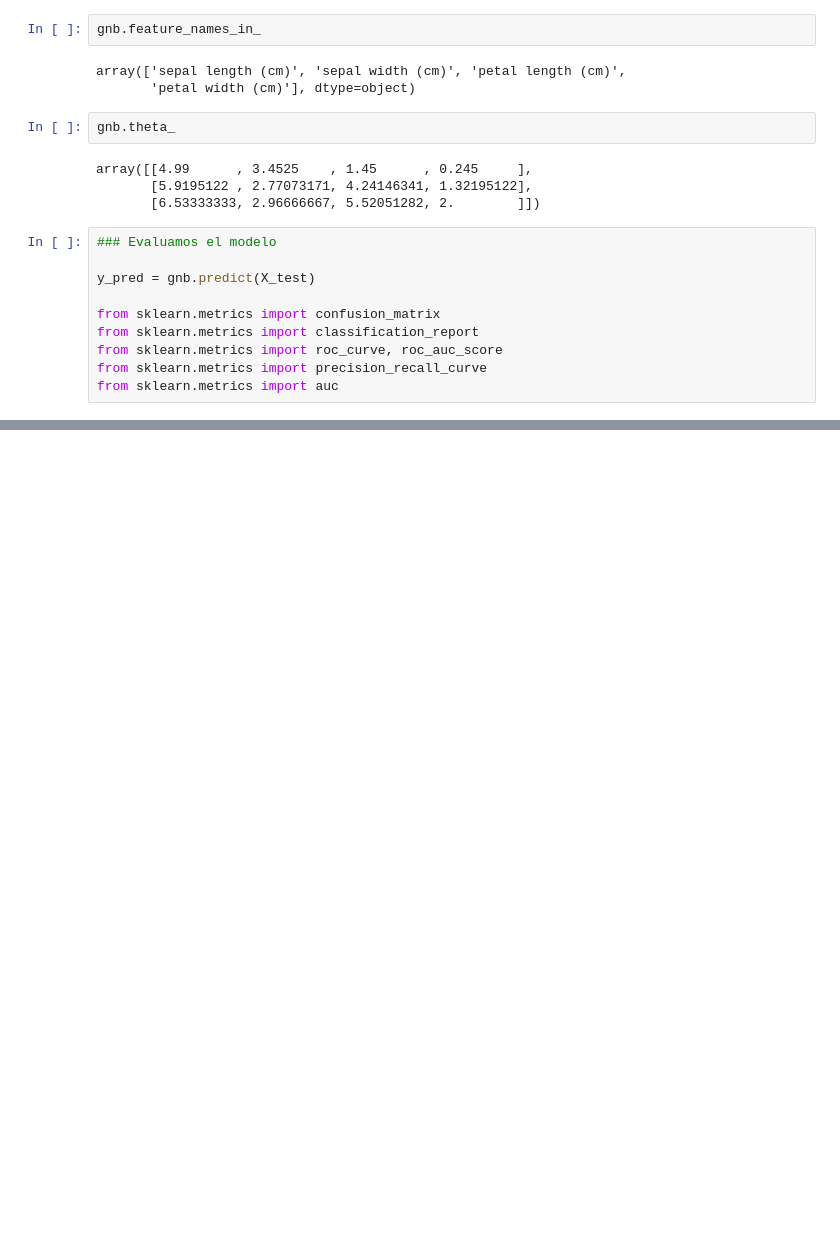
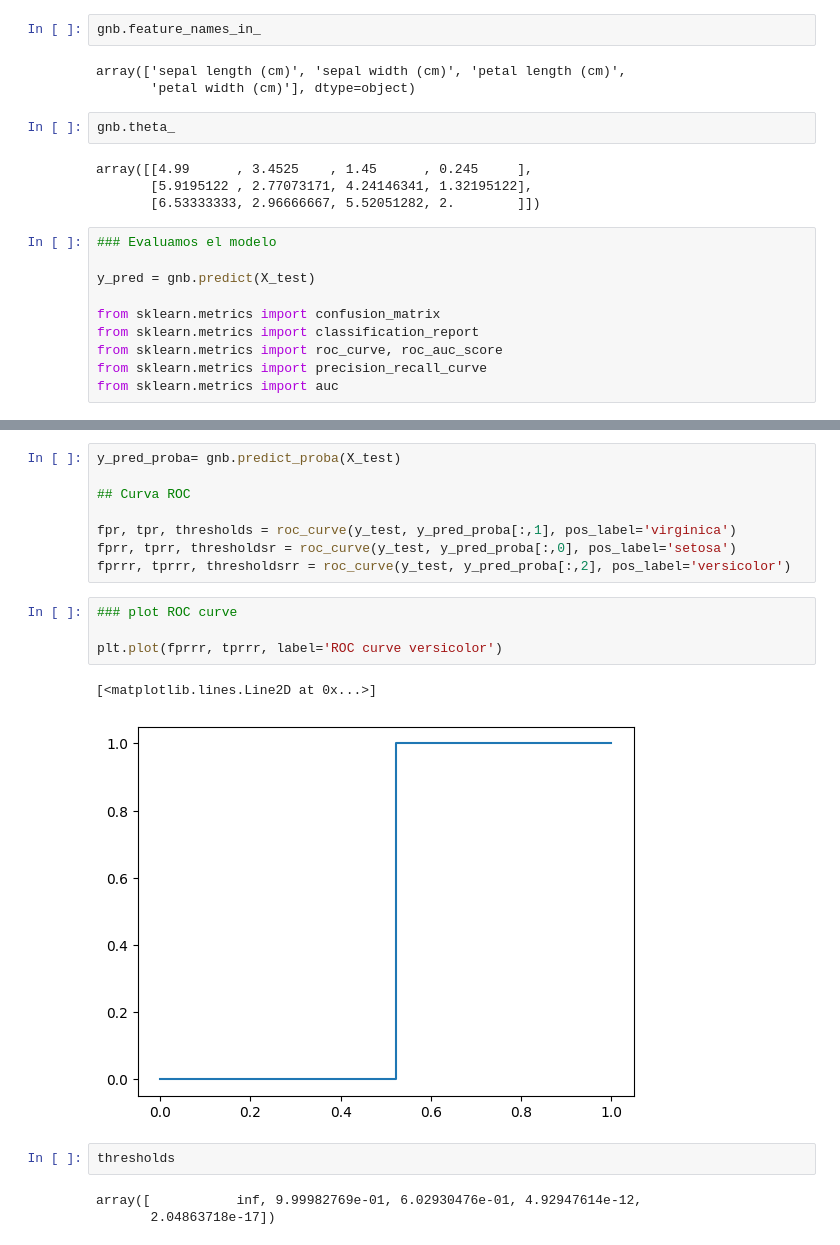
Before and after one commit to srodriguezc91/Proyecto_final_ML_V1, a Jupyter notebook: Código/Clasificación NAIVE BAYES.ipynb, the cells around one changed output, grey strips where cells are left out. Saved outputs shown, nothing was run; the diff lists cells and outputs as text; blank space fills up the shorter version.

Commit message:
[THRESHOLD] Precisión y Recall

```diff
--- a/Código/Clasificación NAIVE BAYES.ipynb
+++ b/Código/Clasificación NAIVE BAYES.ipynb
@@ -68,0 +96,20 @@ from sklearn.metrics import auc
+# %%
+y_pred_proba= gnb.predict_proba(X_test)
+
+## Curva ROC
+
+fpr, tpr, thresholds = roc_curve(y_test, y_pred_proba[:,1], pos_label='virginica')
+fprr, tprr, thresholdsr = roc_curve(y_test, y_pred_proba[:,0], pos_label='setosa')
+fprrr, tprrr, thresholdsrr = roc_curve(y_test, y_pred_proba[:,2], pos_label='versicolor')
+# %%
+### plot ROC curve
+
+plt.plot(fprrr, tprrr, label='ROC curve versicolor')
+# %% [output]
+[<matplotlib.lines.Line2D at 0x...>]
+[figure, added]
+# %%
+thresholds
+# %% [output]
+array([           inf, 9.99982769e-01, 6.02930476e-01, 4.92947614e-12,
+       2.04863718e-17])
```
Also changed, not shown: parts of 5 cells of this notebook, 1 other file.
